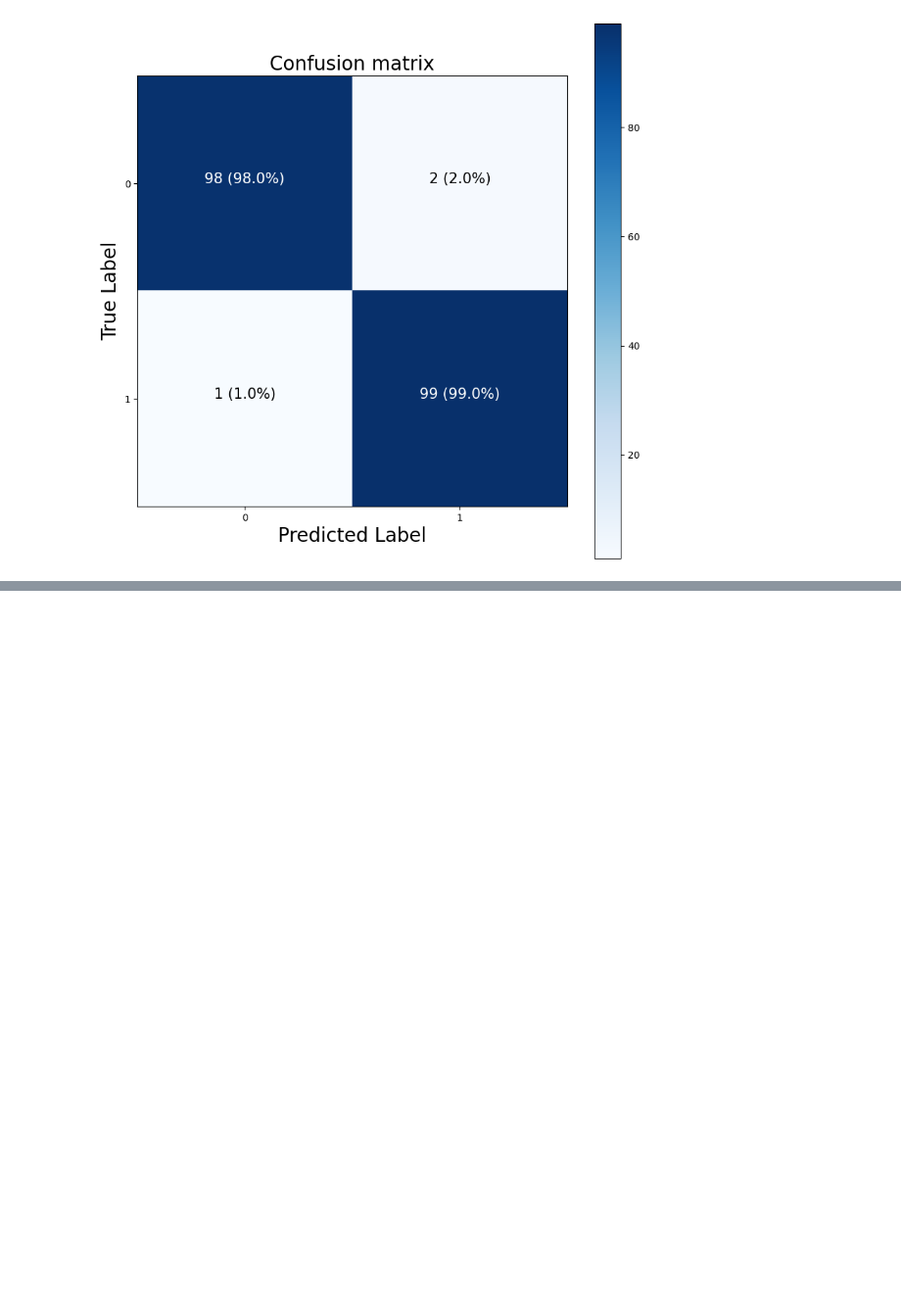
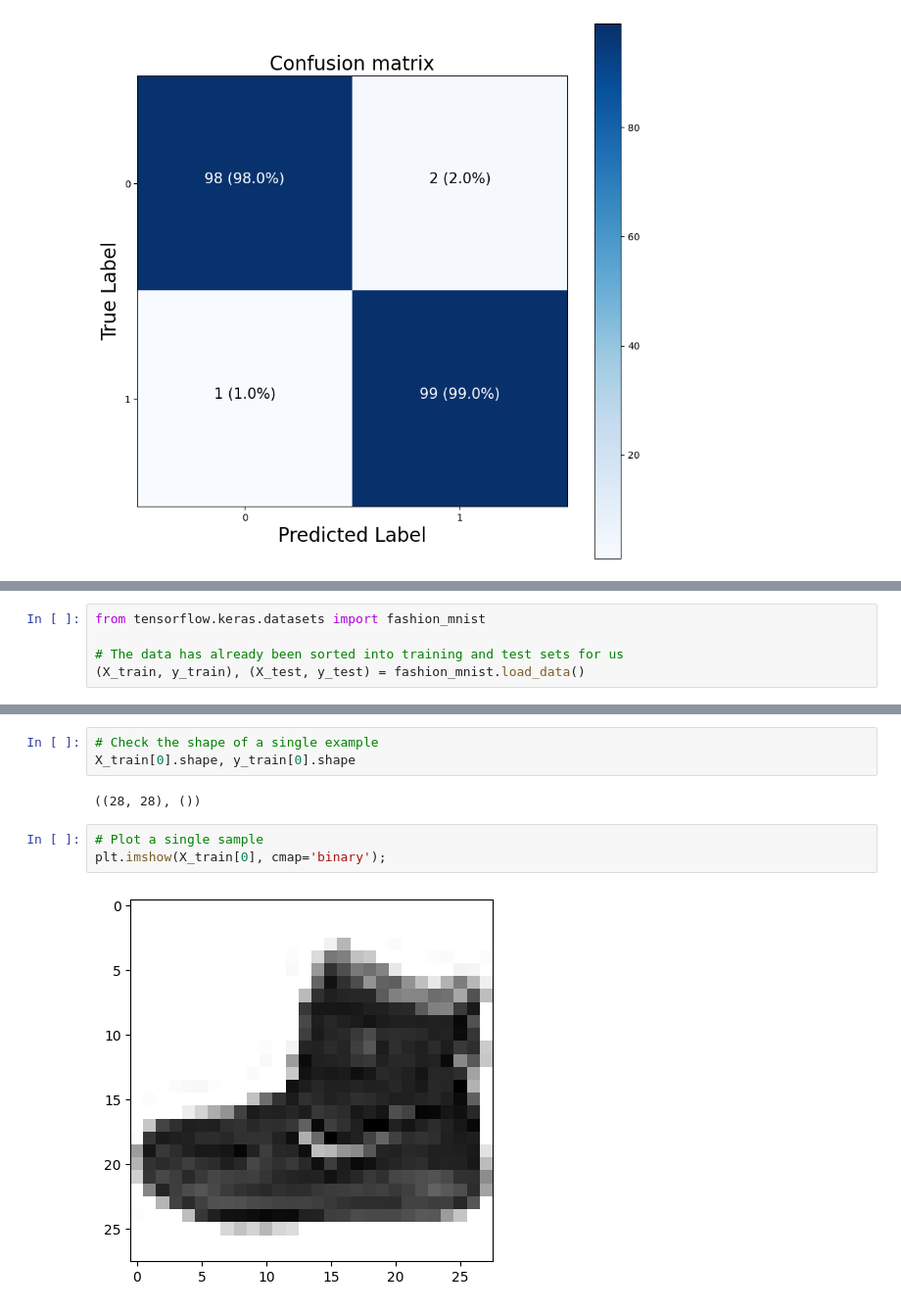
Before and after one commit to Glockrover/LearnTensorFlow, a Jupyter notebook: Neural_Network_Classification.ipynb, the cells around one changed output, grey strips where cells are left out. Shown at 98% size. Cells and saved outputs as stored; diff of their text form; blank space fills up the shorter version.

Commit message:
Working with a larger dataset from tf.keras.dataset

```diff
--- a/Neural_Network_Classification.ipynb
+++ b/Neural_Network_Classification.ipynb
@@ -810,0 +823,5 @@ for i, j in itertools.product(range(cm.shape[0]), range(cm.shape[1])):
+# %%
+from tensorflow.keras.datasets import fashion_mnist
+
+# The data has already been sorted into training and test sets for us
+(X_train, y_train), (X_test, y_test) = fashion_mnist.load_data()
@@ -810,0 +859,10 @@ for i, j in itertools.product(range(cm.shape[0]), range(cm.shape[1])):
+# %%
+# Check the shape of a single example
+X_train[0].shape, y_train[0].shape
+# %% [output]
+((28, 28), ())
+# %%
+# Plot a single sample
+plt.imshow(X_train[0], cmap='binary');
+# %% [output]
+[figure, added]
```
Also changed, not shown: parts of 5 cells of this notebook.
